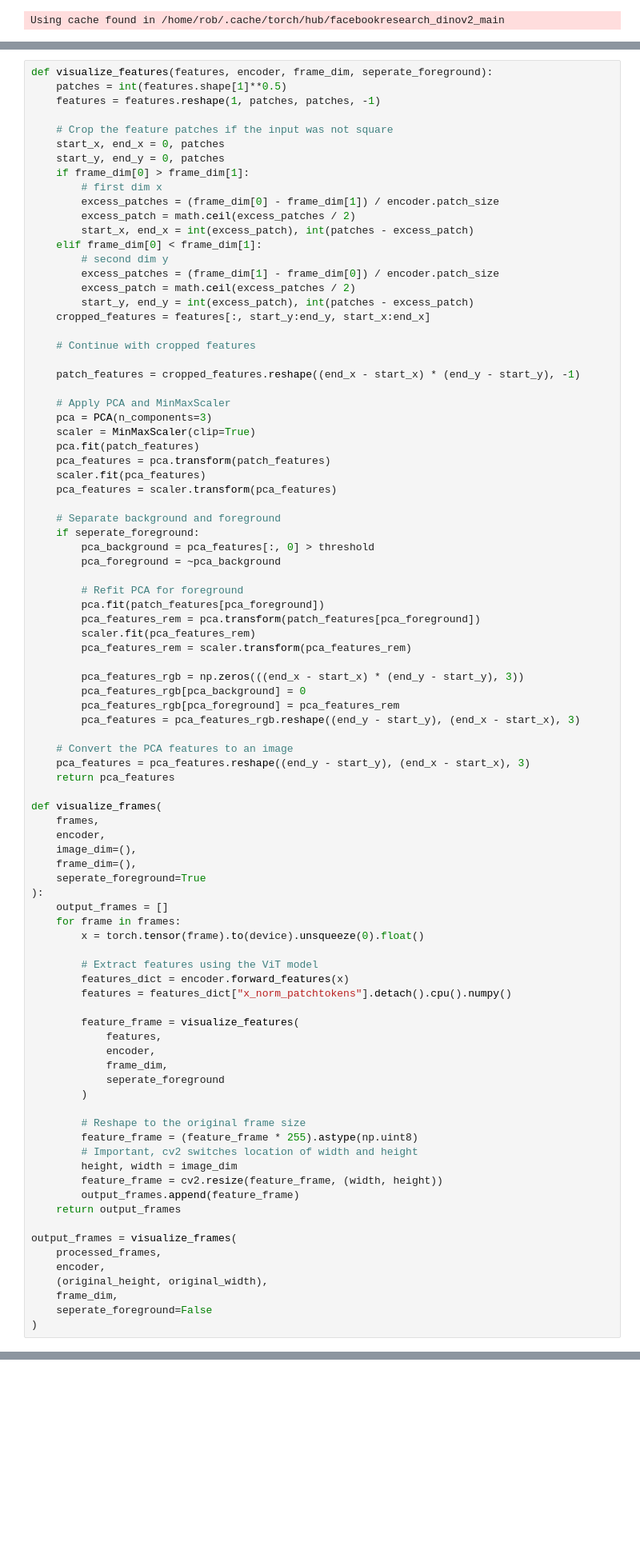
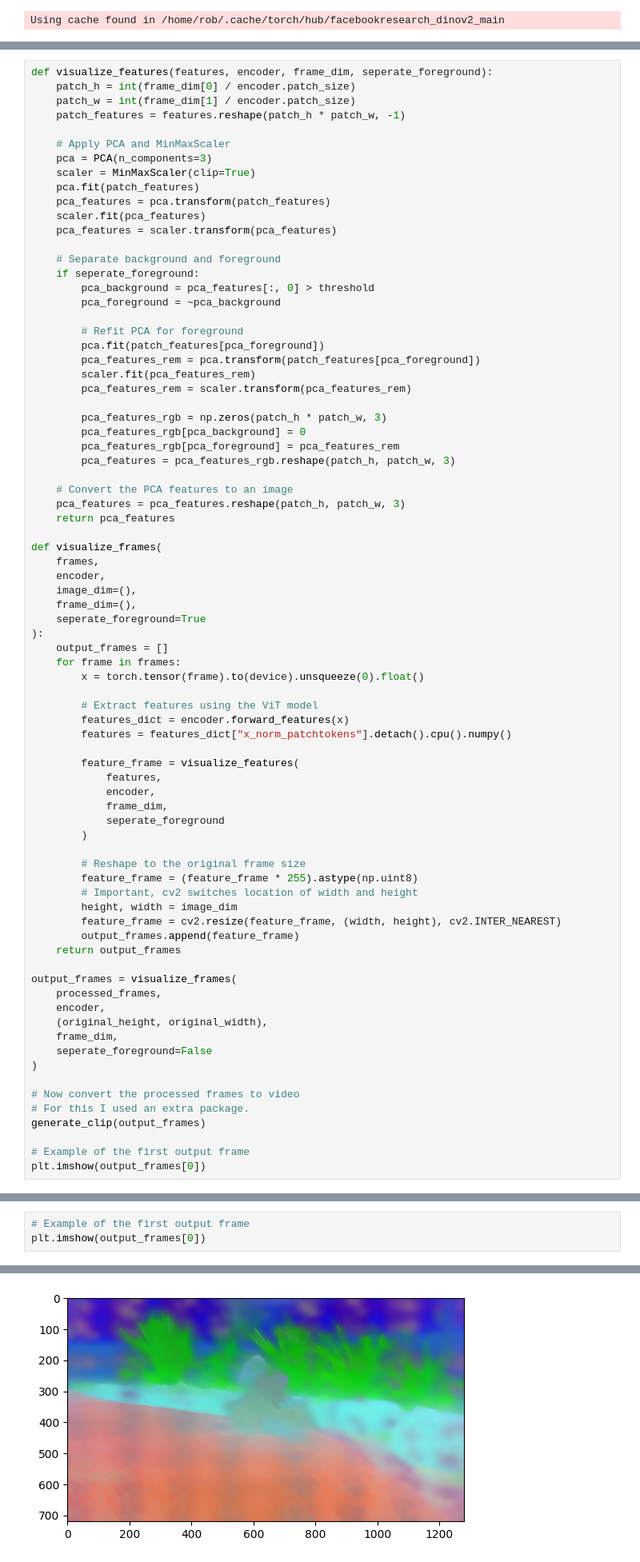
Before and after one commit to RobvanGastel/dinov2-finetune, a Jupyter notebook: Embedding_visualization.ipynb, the cells around one changed output, grey strips where cells are left out. Shown: that part at 80% size. Drawn from its saved outputs; the diff is of its cells as text; blank space fills up the shorter version.

Commit message:
Add visualizations of high resolution videos

```diff
--- a/Embedding_visualization.ipynb
+++ b/Embedding_visualization.ipynb
@@ -90,27 +82,9 @@ frame_dim
 720 1280
 # %%
 def visualize_features(features, encoder, frame_dim, seperate_foreground):
-    patches = int(features.shape[1]**0.5)
-    features = features.reshape(1, patches, patches, -1)
-
-    # Crop the feature patches if the input was not square
-    start_x, end_x = 0, patches
-    start_y, end_y = 0, patches
-    if frame_dim[0] > frame_dim[1]:
-        # first dim x
-        excess_patches = (frame_dim[0] - frame_dim[1]) / encoder.patch_size
-        excess_patch = math.ceil(excess_patches / 2)
-        start_x, end_x = int(excess_patch), int(patches - excess_patch)
-    elif frame_dim[0] < frame_dim[1]:
-        # second dim y
-        excess_patches = (frame_dim[1] - frame_dim[0]) / encoder.patch_size
-        excess_patch = math.ceil(excess_patches / 2)
-        start_y, end_y = int(excess_patch), int(patches - excess_patch)
-    cropped_features = features[:, start_y:end_y, start_x:end_x]
-
-    # Continue with cropped features
-
-    patch_features = cropped_features.reshape((end_x - start_x) * (end_y - start_y), -1)
+    patch_h = int(frame_dim[0] / encoder.patch_size)
+    patch_w = int(frame_dim[1] / encoder.patch_size)
+    patch_features = features.reshape(patch_h * patch_w, -1)
 
     # Apply PCA and MinMaxScaler
     pca = PCA(n_components=3)
@@ -131,13 +105,13 @@ def visualize_features(features, encoder, frame_dim, seperate_foreground):
         scaler.fit(pca_features_rem)
         pca_features_rem = scaler.transform(pca_features_rem)
 
-        pca_features_rgb = np.zeros(((end_x - start_x) * (end_y - start_y), 3))
+        pca_features_rgb = np.zeros(patch_h * patch_w, 3)
         pca_features_rgb[pca_background] = 0
         pca_features_rgb[pca_foreground] = pca_features_rem
-        pca_features = pca_features_rgb.reshape((end_y - start_y), (end_x - start_x), 3)
+        pca_features = pca_features_rgb.reshape(patch_h, patch_w, 3)
 
     # Convert the PCA features to an image
-    pca_features = pca_features.reshape((end_y - start_y), (end_x - start_x), 3)
+    pca_features = pca_features.reshape(patch_h, patch_w, 3)
     return pca_features
 
 def visualize_frames(
@@ -166,7 +140,7 @@ def visualize_frames(
         feature_frame = (feature_frame * 255).astype(np.uint8)
         # Important, cv2 switches location of width and height
         height, width = image_dim
-        feature_frame = cv2.resize(feature_frame, (width, height))
+        feature_frame = cv2.resize(feature_frame, (width, height), cv2.INTER_NEAREST)
         output_frames.append(feature_frame)
     return output_frames
 
@@ -177,3 +151,10 @@ output_frames = visualize_frames(
     frame_dim,
     seperate_foreground=False
 )
+
+# Now convert the processed frames to video
+# For this I used an extra package.
+generate_clip(output_frames)
+
+# Example of the first output frame
+plt.imshow(output_frames[0])
@@ -185,0 +242,4 @@ clip.write_videofile('output.mp4')
+# %%
+# Example of the first output frame
+plt.imshow(output_frames[0])
+# %% [output]
@@ -185,0 +247 @@ clip.write_videofile('output.mp4')
+[figure, added]
```
Also changed, not shown: parts of 8 cells of this notebook, 2 other files.
